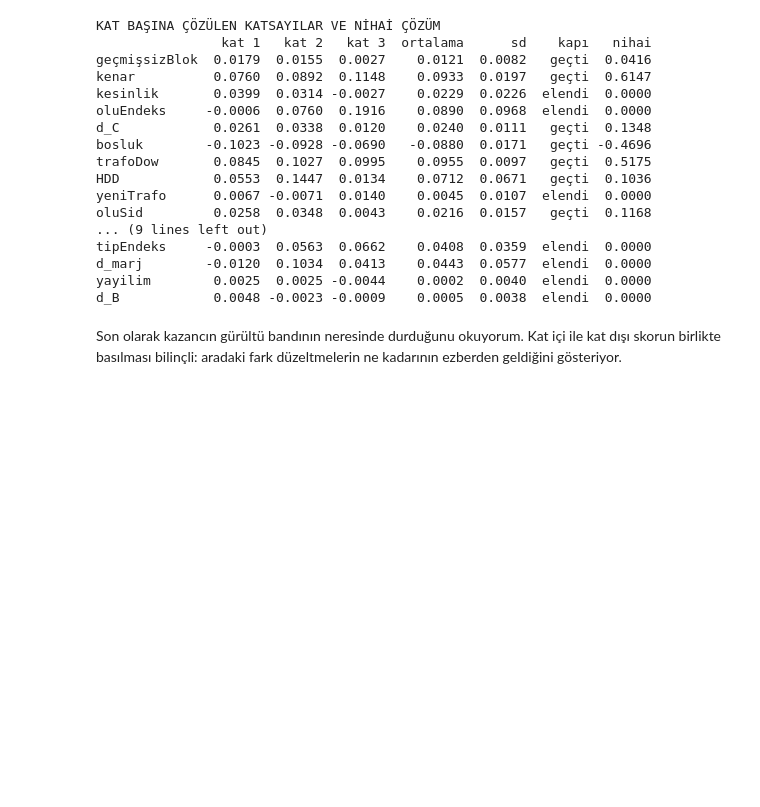
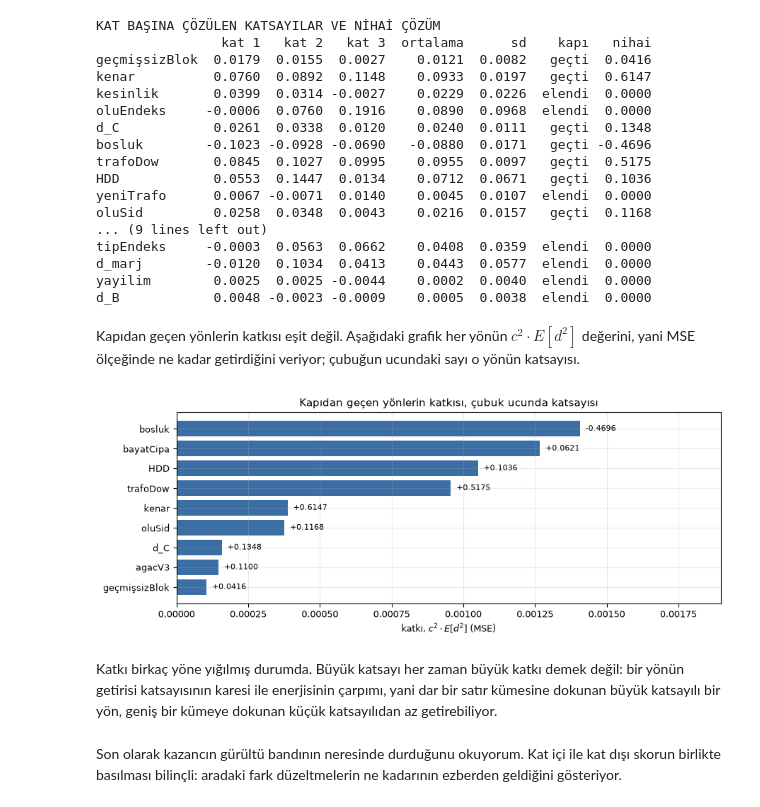
Before and after one commit to feritcanobuz/gridup-datathon-2026, a Jupyter notebook: notebooks/gridup_cozum.ipynb, the cells around one changed output. Drawn from its saved outputs; the diff is of its cells as text; code cells hidden in the pictures; blank space fills up the shorter version.

```diff
--- a/notebooks/gridup_cozum.ipynb
+++ b/notebooks/gridup_cozum.ipynb
@@ -3203,6 +3251,31 @@ tipEndeks     -0.0003  0.0563  0.0662    0.0408  0.0359  elendi  0.0000
 d_marj        -0.0120  0.1034  0.0413    0.0443  0.0577  elendi  0.0000
 yayilim        0.0025  0.0025 -0.0044    0.0002  0.0040  elendi  0.0000
 d_B            0.0048 -0.0023 -0.0009    0.0005  0.0038  elendi  0.0000
+# %% [markdown]
+Kapıdan geçen yönlerin katkısı eşit değil. Aşağıdaki grafik her
+yönün $c^2 \cdot E[d^2]$ değerini, yani MSE ölçeğinde ne kadar
+getirdiğini veriyor; çubuğun ucundaki sayı o yönün katsayısı.
+# %%
+katki = pd.Series(
+    {a: float(KATSAYI_CV[a] ** 2 * (Dm[:, adlar.index(a)] ** 2).mean())
+     for a in gecen}).sort_values()
+
+fig, ax = plt.subplots(figsize=(9.0, 3.6))
+ax.barh(range(len(katki)), katki.to_numpy(), color="#3a6ea5")
+for j, a in enumerate(katki.index):
+    ax.text(katki.iloc[j], j, "  %+.4f" % KATSAYI_CV[a], va="center", fontsize=8)
+ax.set_yticks(range(len(katki))); ax.set_yticklabels(katki.index, fontsize=9)
+ax.set_xlabel("katkı, $c^2 \\cdot E[d^2]$ (MSE)")
+ax.set_xlim(0, katki.max() * 1.35)
+ax.set_title("Kapıdan geçen yönlerin katkısı, çubuk ucunda katsayısı")
+plt.tight_layout(); plt.show()
+# %% [output]
+[figure, added]
+# %% [markdown]
+Katkı birkaç yöne yığılmış durumda. Büyük katsayı her zaman
+büyük katkı demek değil: bir yönün getirisi katsayısının karesi ile
+enerjisinin çarpımı, yani dar bir satır kümesine dokunan büyük katsayılı
+bir yön, geniş bir kümeye dokunan küçük katsayılıdan az getirebiliyor.
 # %% [markdown]
 Son olarak kazancın gürültü bandının neresinde durduğunu okuyorum.
 Kat içi ile kat dışı skorun birlikte basılması bilinçli: aradaki fark
```
Also changed, not shown: parts of 56 cells of this notebook.
